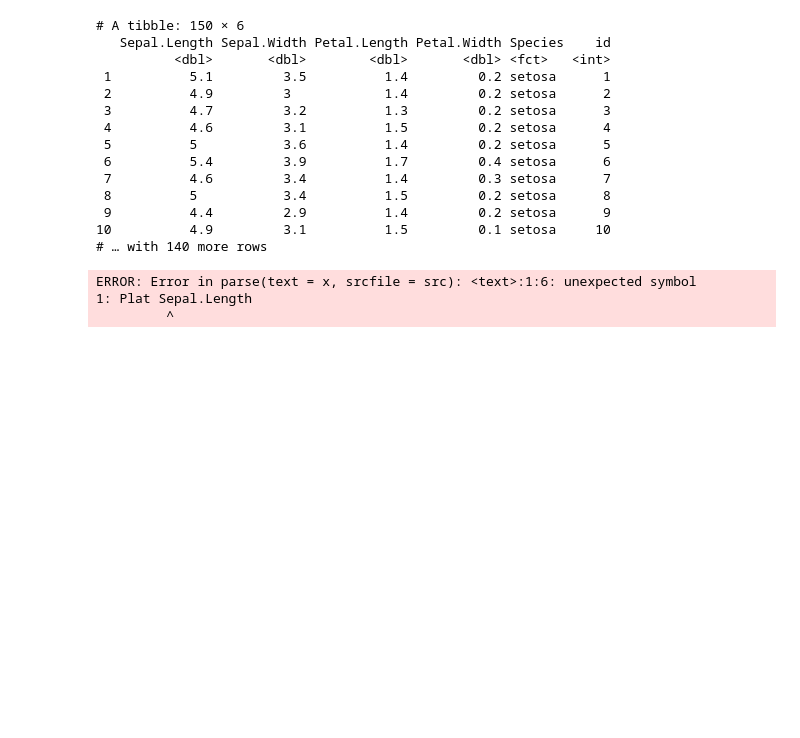
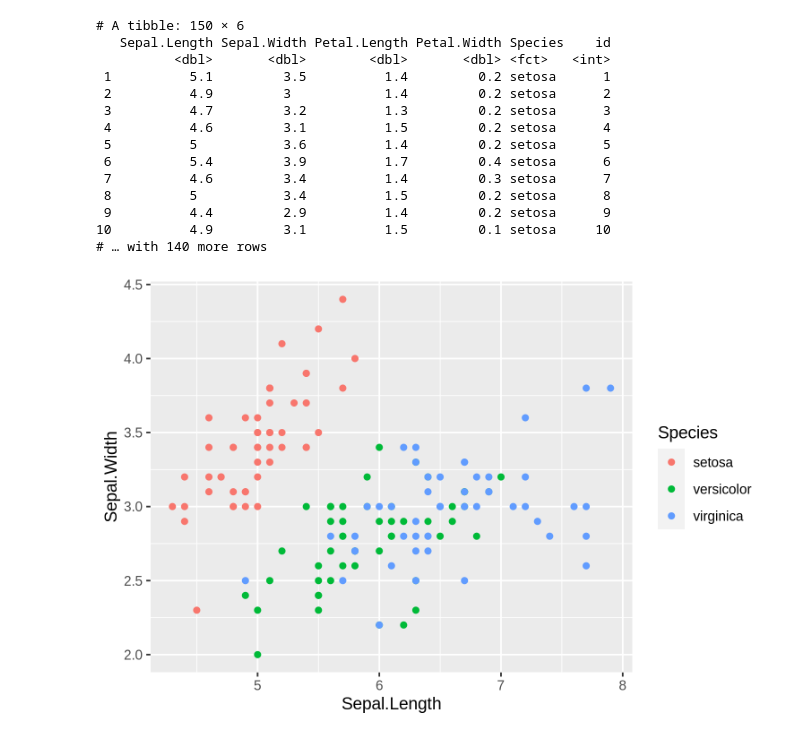
Before and after one commit to mcrzepka/BIOS512, a Jupyter notebook: Lectures/12_reshaping_data.ipynb, the cells around one changed output. Saved outputs shown, nothing was run; the diff lists cells and outputs as text; code cells hidden in the pictures; blank space fills up the shorter version.

```diff
--- a/Lectures/12_reshaping_data.ipynb
+++ b/Lectures/12_reshaping_data.ipynb
@@ -160,7 +194,7 @@ iris |>
 10          4.9         3.1          1.5         0.1 setosa     10
 # … with 140 more rows
 # %%
-Plat Sepal.Length vs. Sepal.Width (starting with iris_long2)
+# Plat Sepal.Length vs. Sepal.Width (starting with iris_long2)
 
 iris_long2 = iris |>
     as_tibble() |>
@@ -169,7 +203,9 @@ iris_long2 = iris |>
 
 iris_wide = iris_long2 |>
     pivot_wider(id_cols = c(id, Species), names_from = name, values_from = value)
-# %% [output]
-ERROR: Error in parse(text = x, srcfile = src): <text>:1:6: unexpected symbol
-1: Plat Sepal.Length
-         ^
+# %%
+p = ggplot(iris_wide, aes(x=Sepal.Length, y=Sepal.Width, color=Species)) + geom_point()
+
+p
+# %% [output]
+[figure, added]
```
Also changed, not shown: parts of 5 cells of this notebook.
